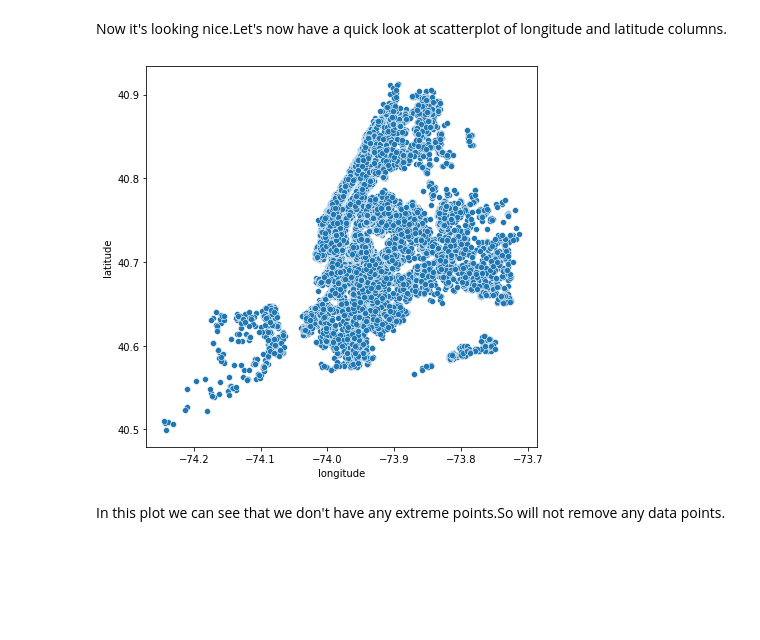
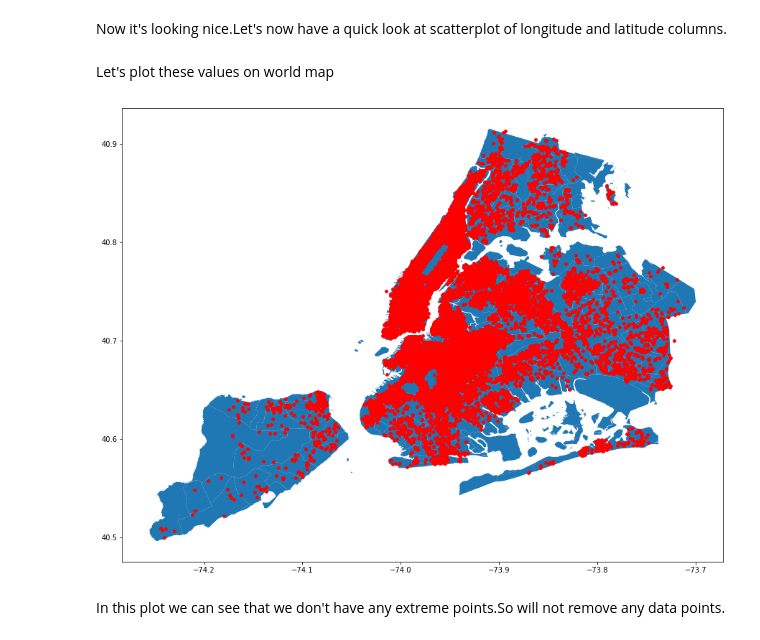
Before and after one commit to ydv1412/airbnb_EDA, a Jupyter notebook: Airbnb_Bookings_Analysis_Capstone_Project.ipynb, the cells around one changed output. Saved outputs shown, nothing was run; the diff lists cells and outputs as text; code cells hidden in the pictures; blank space fills up the shorter version.

```diff
--- a/Airbnb_Bookings_Analysis_Capstone_Project.ipynb
+++ b/Airbnb_Bookings_Analysis_Capstone_Project.ipynb
@@ -493,12 +519,18 @@ plt.show()
 [figure]
 # %% [markdown]
 Now it's looking nice.Let's now have a quick look at scatterplot of longitude and latitude columns.
-# %%
-plt.figure(figsize = (7,7))
-sns.scatterplot(x = final_df["longitude"] , y = final_df["latitude"])
-plt.show()
-# %% [output]
-[figure, removed]
+# %% [markdown]
+Let's plot these values on world map
+# %%
+street_map = gpd.read_file("/content/drive/MyDrive/nyc 2010 Neighborhood Tabulation Areas (NTAs)/geo_export_0d39f412-fa4f-45cf-a9dc-04a10de3e14f.shp")   ## loading nyc neighbourhood shape files
+# %%
+geometry = [Point(xy) for xy in zip(final_df['longitude'], final_df['latitude'])]    ### creating geometry points
+gdf = GeoDataFrame(final_df, geometry=geometry)
+fig , ax = plt.subplots(figsize = (15,15))
+street_map.plot(ax=ax)
+gdf.plot(ax=ax, marker='o', color='red', markersize=15);                          ## plotting neighbourhood
+# %% [output]
+[figure, added]
 # %% [markdown]
 In this plot we can see that we don't have any extreme points.So will not remove any data points.
 # %% [markdown]
```
Also changed, not shown: parts of 4 cells of this notebook.
